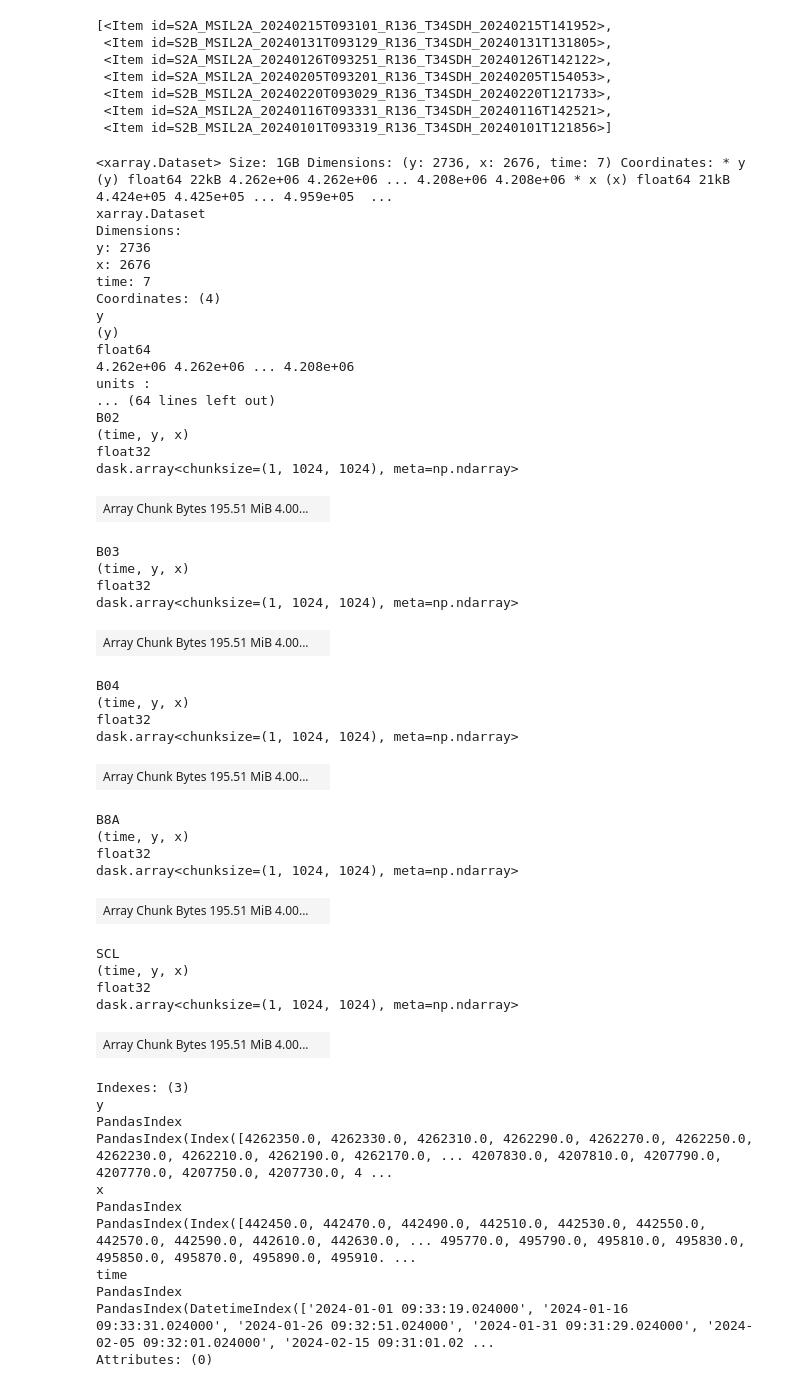
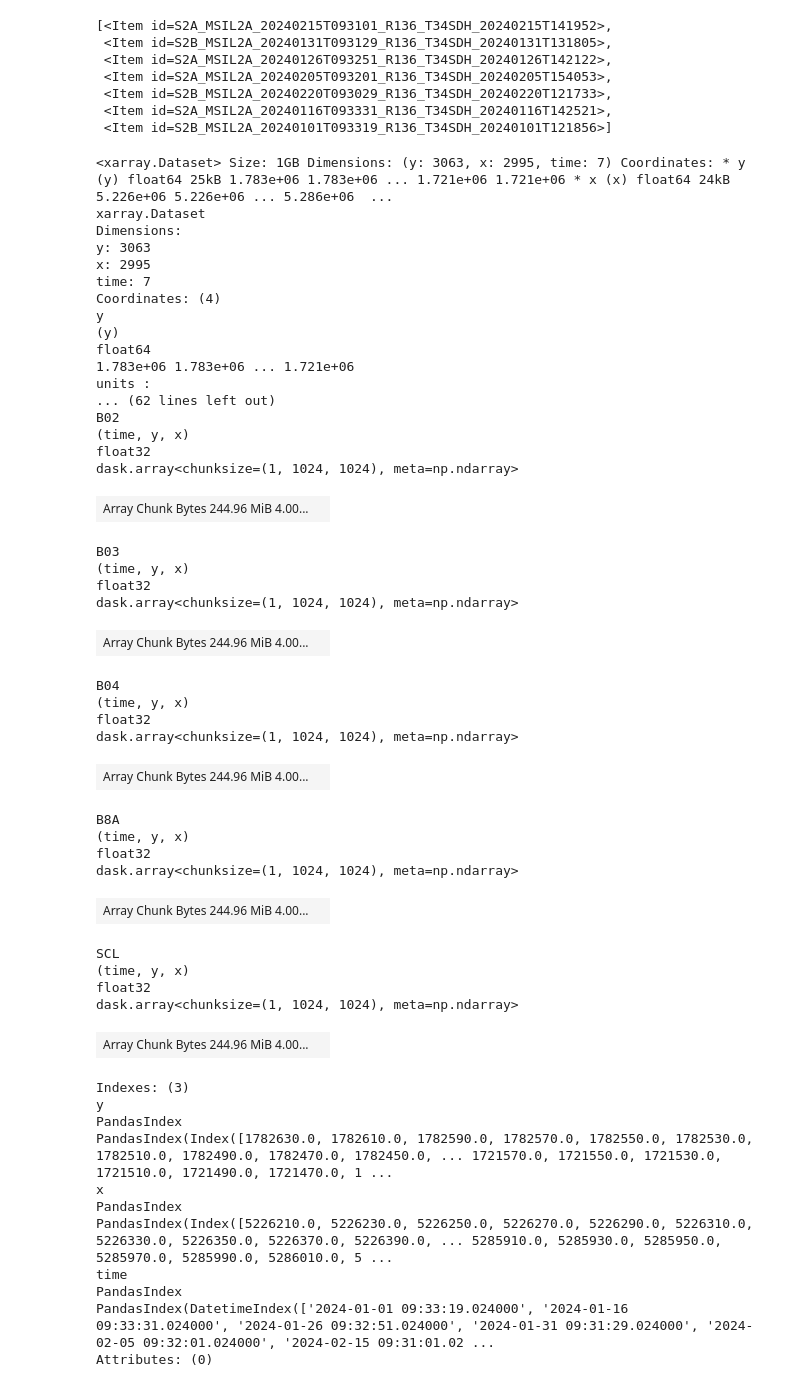
Before and after one commit to fotakide/drought, a Jupyter notebook: notebooks/composite_debug.ipynb, the cells around one changed output. Drawn from its saved outputs; the diff is of its cells as text; code cells hidden in the pictures.

```diff
--- a/notebooks/composite_debug.ipynb
+++ b/notebooks/composite_debug.ipynb
@@ -229,65 +227,66 @@ EPSG: 32634
 # %%
 ds_cube = odc.stac.stac_load(
         items,
         bbox=aoi_bbox,
         # bands=['B01', 'B02', 'B03', 'B04', 'B05', 'B06', 'B07', 'B08', 'B8A', 'B09', 'B11', 'B12', 'SCL'],
         bands=['B02', 'B03', 'B04', 'B8A', 'SCL'],
         chunks=dict(y=1024, x=1024),
-        crs=f'epsg:{epsgs[0]}', # Equi7Grid European EPSG (https://github.com/TUW-GEO/Equi7Grid)
+        # crs=f'epsg:{epsgs[0]}', # Equi7Grid European EPSG (https://github.com/TUW-GEO/Equi7Grid)
+        crs=f'epsg:3035',
         resolution=20,
         groupby='time', # if 'time' loads all items, retaining duplicates
         fail_on_error=True,
         resampling={
             "*": "cubic",
         },
     )
 ds_cube
 # %% [output]
-<xarray.Dataset> Size: 1GB Dimensions: (y: 2736, x: 2676, time: 7) Coordinates: * y (y) float64 22kB 4.262e+06 4.262e+06 ... 4.208e+06 4.208e+06 * x (x) float64 21kB 4.424e+05 4.425e+05 ... 4.959e+05  ...
+<xarray.Dataset> Size: 1GB Dimensions: (y: 3063, x: 2995, time: 7) Coordinates: * y (y) float64 25kB 1.783e+06 1.783e+06 ... 1.721e+06 1.721e+06 * x (x) float64 24kB 5.226e+06 5.226e+06 ... 5.286e+06  ...
 xarray.Dataset
 Dimensions:
-y: 2736
-x: 2676
+y: 3063
+x: 2995
 time: 7
 Coordinates: (4)
 y
 (y)
 float64
-4.262e+06 4.262e+06 ... 4.208e+06
+1.783e+06 1.783e+06 ... 1.721e+06
 units :
-... (64 lines left out)
+... (62 lines left out)
 B02
 (time, y, x)
 float32
 dask.array<chunksize=(1, 1024, 1024), meta=np.ndarray>
-| Array Chunk Bytes 195.51 MiB 4.00... |  |
+| Array Chunk Bytes 244.96 MiB 4.00... |  |
 B03
 (time, y, x)
 float32
 dask.array<chunksize=(1, 1024, 1024), meta=np.ndarray>
-| Array Chunk Bytes 195.51 MiB 4.00... |  |
+| Array Chunk Bytes 244.96 MiB 4.00... |  |
 B04
 (time, y, x)
 float32
 dask.array<chunksize=(1, 1024, 1024), meta=np.ndarray>
-| Array Chunk Bytes 195.51 MiB 4.00... |  |
+| Array Chunk Bytes 244.96 MiB 4.00... |  |
 B8A
 (time, y, x)
 float32
 dask.array<chunksize=(1, 1024, 1024), meta=np.ndarray>
-| Array Chunk Bytes 195.51 MiB 4.00... |  |
+| Array Chunk Bytes 244.96 MiB 4.00... |  |
 SCL
 (time, y, x)
 float32
 dask.array<chunksize=(1, 1024, 1024), meta=np.ndarray>
-| Array Chunk Bytes 195.51 MiB 4.00... |  |
+| Array Chunk Bytes 244.96 MiB 4.00... |  |
 Indexes: (3)
 y
 PandasIndex
-PandasIndex(Index([4262350.0, 4262330.0, 4262310.0, 4262290.0, 4262270.0, 4262250.0, 4262230.0, 4262210.0, 4262190.0, 4262170.0, ... 4207830.0, 4207810.0, 4207790.0, 4207770.0, 4207750.0, 4207730.0, 4 ...
+PandasIndex(Index([1782630.0, 1782610.0, 1782590.0, 1782570.0, 1782550.0, 1782530.0, 1782510.0, 1782490.0, 1782470.0, 1782450.0, ... 1721570.0, 1721550.0, 1721530.0, 1721510.0, 1721490.0, 1721470.0, 1 ...
 x
 PandasIndex
-PandasIndex(Index([442450.0, 442470.0, 442490.0, 442510.0, 442530.0, 442550.0, 442570.0, 442590.0, 442610.0, 442630.0, ... 495770.0, 495790.0, 495810.0, 495830.0, 495850.0, 495870.0, 495890.0, 495910. ...
+PandasIndex(Index([5226210.0, 5226230.0, 5226250.0, 5226270.0, 5226290.0, 5226310.0, 5226330.0, 5226350.0, 5226370.0, 5226390.0, ... 5285910.0, 5285930.0, 5285950.0, 5285970.0, 5285990.0, 5286010.0, 5 ...
 time
 PandasIndex
 PandasIndex(DatetimeIndex(['2024-01-01 09:33:19.024000', '2024-01-16 09:33:31.024000', '2024-01-26 09:32:51.024000', '2024-01-31 09:31:29.024000', '2024-02-05 09:32:01.024000', '2024-02-15 09:31:01.02 ...
```
Also changed, not shown: parts of 25 cells of this notebook, 1 other file.
